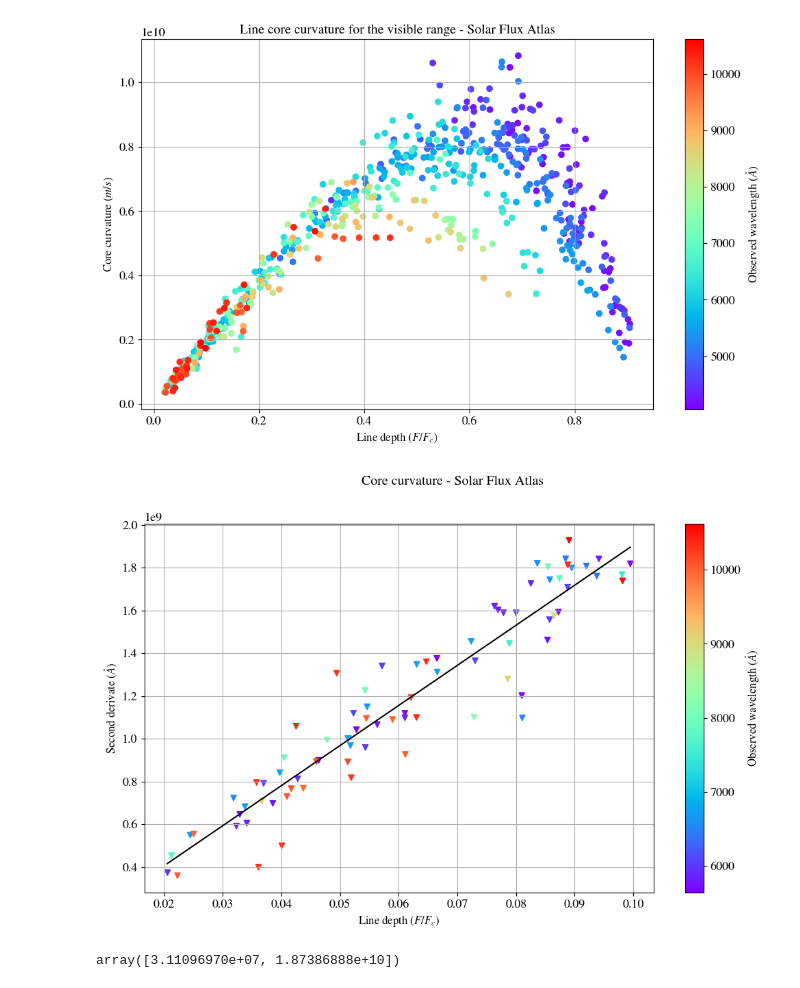
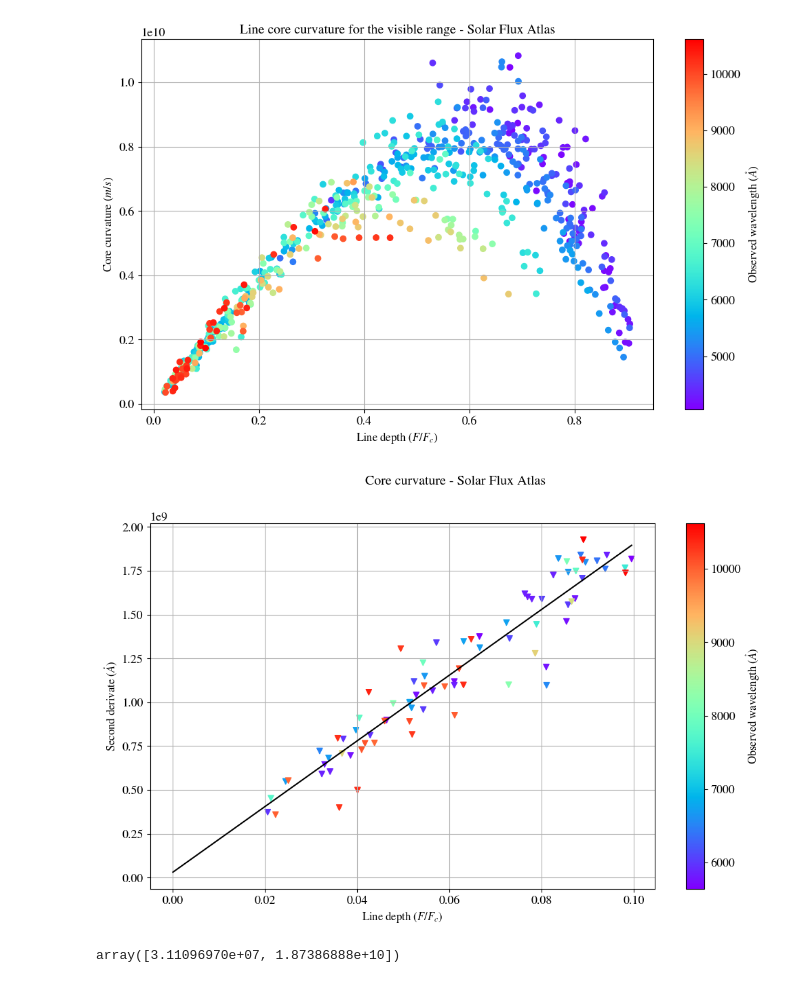
Before and after one commit to ccuellarn/Measurement-and-Characterization-of-Granulation-Patterns-in-the-IAG-Solar-Flux-Spectrum, a Jupyter notebook: Project/Characterization/First signature/Line broadening.ipynb, the cells around one changed output. Cells and saved outputs as stored; diff of their text form; code cells hidden in the pictures.

```diff
--- a/Project/Characterization/First signature/Line broadening.ipynb
+++ b/Project/Characterization/First signature/Line broadening.ipynb
@@ -58,28 +58,28 @@ ax.grid()
 # %%
 #In the report is given in function of the velocity
 values_VIS_standard = VIS_data[VIS_data['Line Depth'].between(0.0,0.1,inclusive='right')]
 
 pol = Polynomial.fit(values_VIS_standard['Line Depth'],values_VIS_standard['Core curvature'], 1)
 param = pol.convert().coef
-values_vel = np.linspace(min(values_VIS_standard['Line Depth']), max(values_VIS_standard['Line Depth']), len(values_VIS_standard['Line Depth']))
+values_vel = np.linspace(0, max(values_VIS_standard['Line Depth']), len(values_VIS_standard['Line Depth']))
 vel_fit = pol(values_vel)
 
 #Plot for fixed the zero point of velocity
 fig2, ax1 = plt.subplots(1,1,figsize=(12,7))
 
 fig2.suptitle(r'Core curvature - Solar Flux Atlas')
 
 scatter = ax1.scatter(values_VIS_standard['Line Depth'],values_VIS_standard['Core curvature'],c=values_VIS_standard["Observed wavelength"],cmap='rainbow',lw=1,marker='v')
 cbar = plt.colorbar(scatter, ax=ax1)
 cbar.set_label(r'Observed wavelength $(\mathring{A})$', fontsize=12)
 
 ax1.plot(values_vel,vel_fit,c='k')
 ax1.set_ylabel(r'Second derivate $(\mathring{A})$')
 ax1.set_xlabel(r'Line depth $(F/F_{c})$')
 ax1.grid()
 ax1.tick_params(axis='both',labelsize=13)
 # %% [output]
-[figure, old version]
+[figure, new version]
 # %%
 param
 # %% [output]
```
Also changed, not shown: parts of 2 cells of this notebook, 12 other files.
